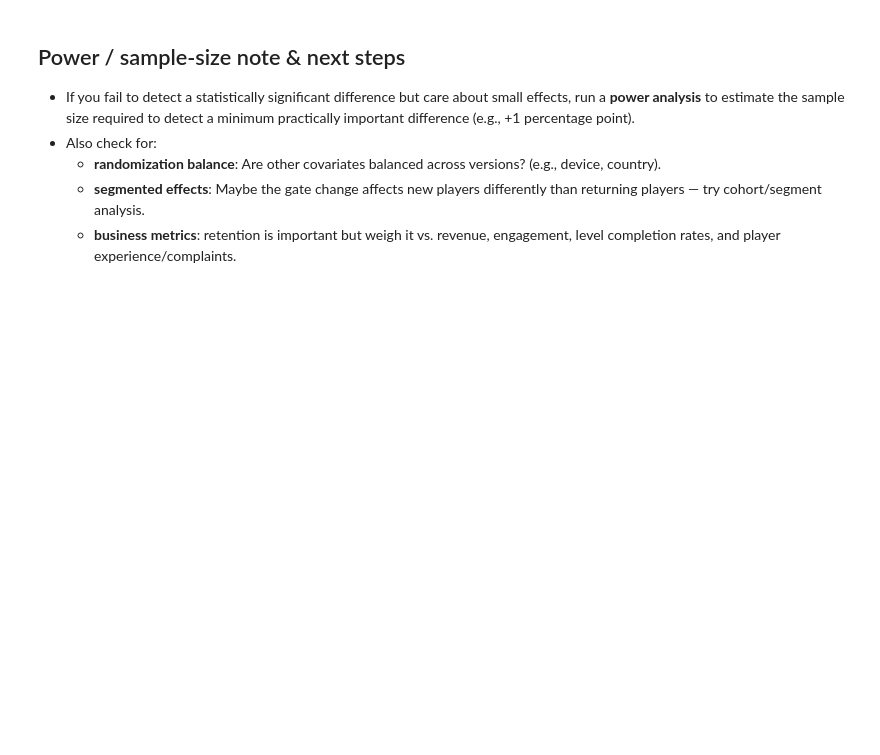
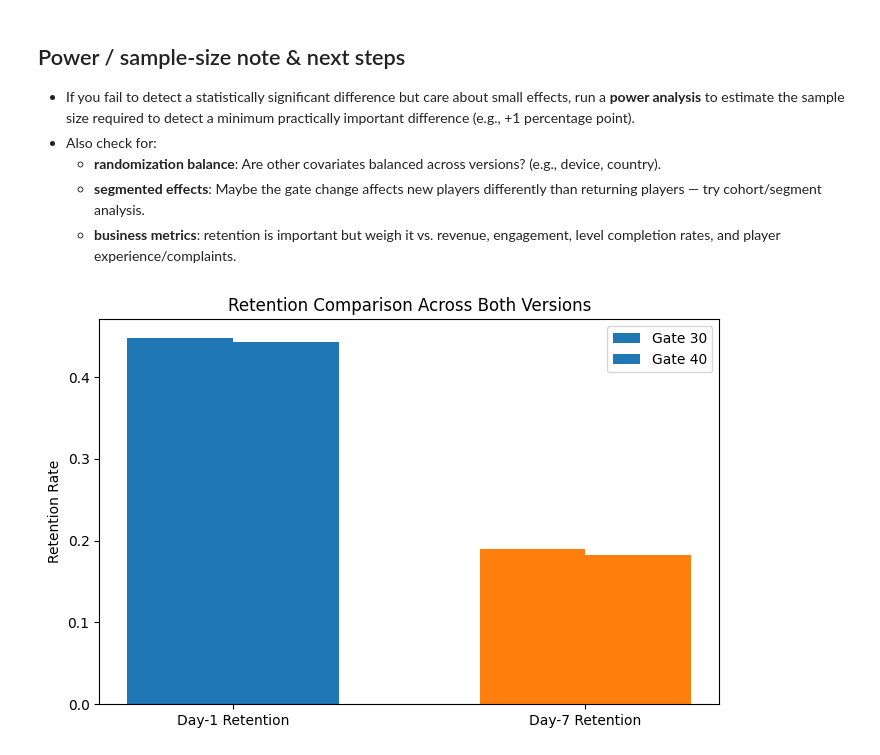
Before and after one commit to msds25018-lab/stats-project, a Jupyter notebook: test-code.ipynb, the cells around one changed output. Saved outputs shown, nothing was run; the diff lists cells and outputs as text; code cells hidden in the pictures; blank space fills up the shorter version.

```diff
--- a/test-code.ipynb
+++ b/test-code.ipynb
@@ -289,3 +234,32 @@ Below is a small code cell that prints a plain-language recommendation using the
   - **randomization balance**: Are other covariates balanced across versions? (e.g., device, country).
   - **segmented effects**: Maybe the gate change affects new players differently than returning players — try cohort/segment analysis.
   - **business metrics**: retention is important but weigh it vs. revenue, engagement, level completion rates, and player experience/complaints.
+# %%
+# ------------------- VISUAL 1: SIDE-BY-SIDE GROUP RETENTION COMPARISON -------------------
+
+metrics = ['retention_1', 'retention_7']
+groups = ['gate_30', 'gate_40']
+
+plot_data = []
+for metric in metrics:
+    for g in groups:
+        subset = df[df['version'] == g]
+        p = subset[metric].mean()
+        plot_data.append([metric, g, p])
+
+plot_df = pd.DataFrame(plot_data, columns=['metric','group','proportion'])
+
+fig, ax = plt.subplots(figsize=(8,5))
+for i, metric in enumerate(metrics):
+    subset = plot_df[plot_df['metric']==metric]
+    ax.bar([i-0.15, i+0.15], subset['proportion'], width=0.3,
+           label=subset['group'].tolist() if i==0 else "")
+
+ax.set_xticks(range(len(metrics)))
+ax.set_xticklabels(['Day-1 Retention','Day-7 Retention'])
+ax.set_ylabel('Retention Rate')
+ax.set_title('Retention Comparison Across Both Versions')
+ax.legend(['Gate 30','Gate 40'])
+plt.show()
+# %% [output]
+[figure, added]
```
Also changed, not shown: parts of 3 cells of this notebook.
